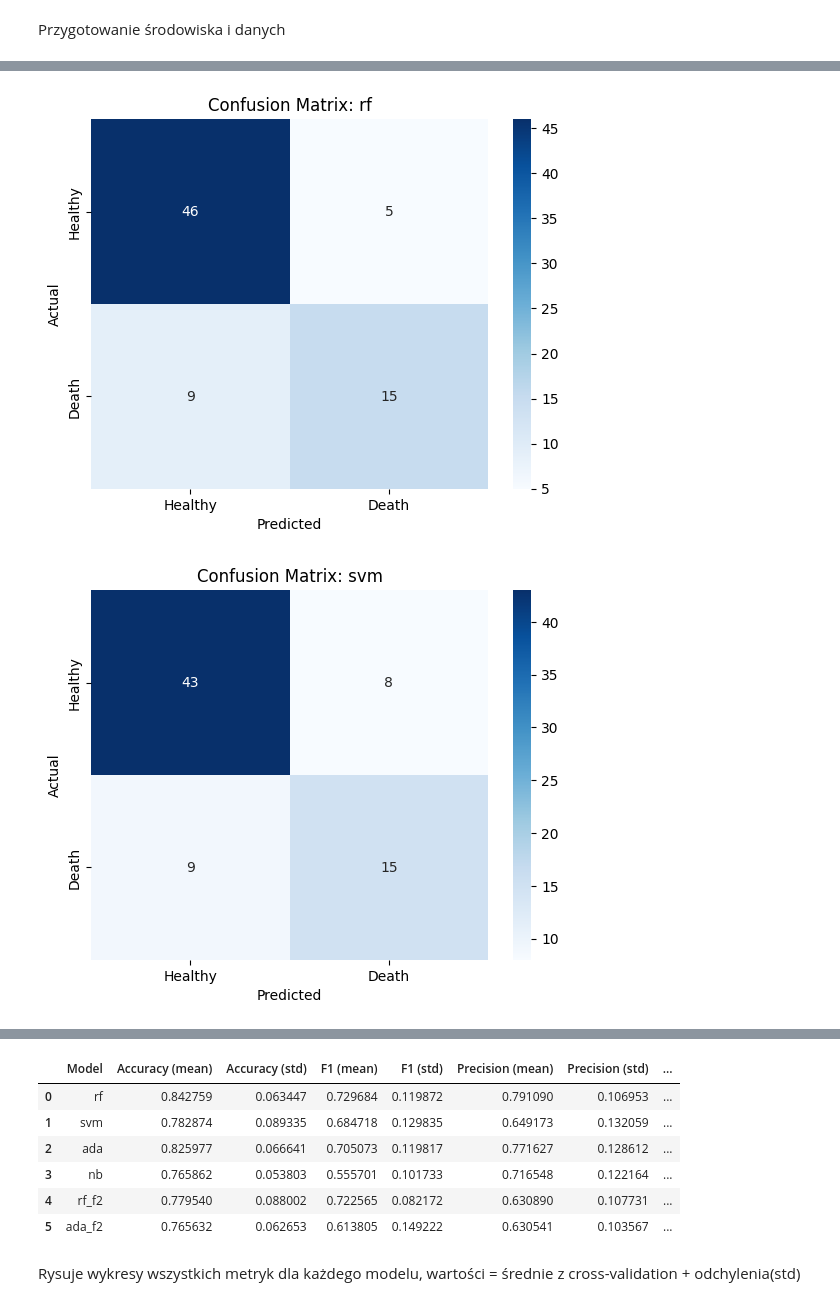
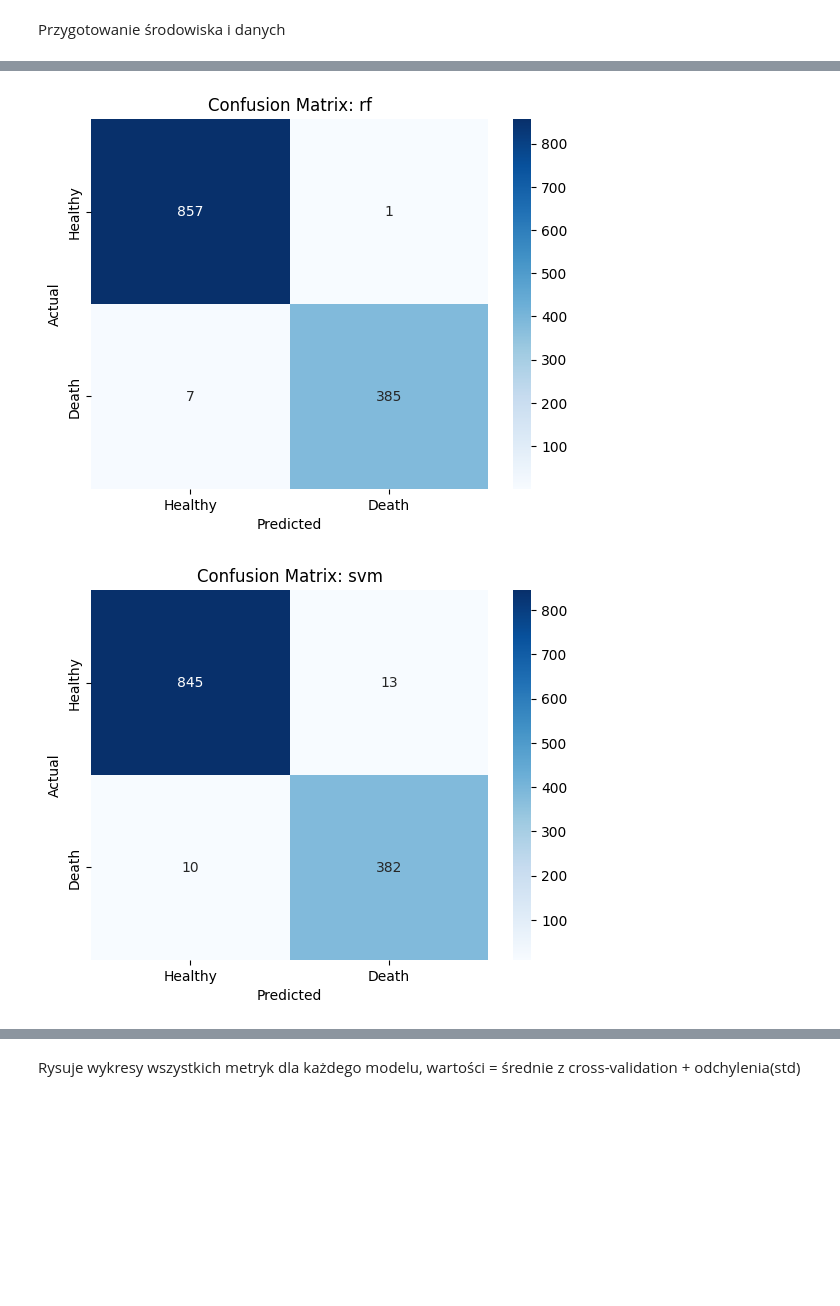
Before and after one commit to pawel491/SI_project, a Jupyter notebook: src/main.ipynb, the cells around one changed output, grey strips where cells are left out. Saved outputs shown, nothing was run; the diff lists cells and outputs as text; code cells hidden in the pictures; blank space fills up the shorter version.

Commit message:
run all for dataset1

```diff
--- a/src/main.ipynb
+++ b/src/main.ipynb
@@ -192,9 +192,9 @@ Przygotowanie środowiska i danych
         plt.title(title)
         plt.show()
 # %%
-# print("=== Wyniki dla zbioru heart_1.csv ===")
-# results_df = calculations_with_tuning("../dataset/heart_1.csv")
+print("=== Wyniki dla zbioru heart_1.csv ===")
+results_df = calculations_with_tuning("../dataset/heart_1.csv")
 
-print("\n=== Wyniki dla zbioru heart_2.csv ===")
-calculations_with_tuning("../dataset/heart_2.csv")
+# print("\n=== Wyniki dla zbioru heart_2.csv ===")
+# calculations_with_tuning("../dataset/heart_2.csv")
 # %% [output]
@@ -214,4 +214,4 @@ ada_f2 best params: {'clf__estimator': DecisionTreeClassifier(class_weight={0: 1
 
 === Metryki na zbiorze testowym (po tuning) ===
-[figure, old version]
+[figure, new version]
-[figure, old version]
+[figure, new version]
@@ -239,10 +239,3 @@ AUC: 0.727 ± 0.094
-|  | Model | Accuracy (mean) | Accuracy (std) | F1 (mean) | F1 (std) | Precision (mean) | Precision (std) | ... |
-| 0 | rf | 0.842759 | 0.063447 | 0.729684 | 0.119872 | 0.791090 | 0.106953 | ... |
-| 1 | svm | 0.782874 | 0.089335 | 0.684718 | 0.129835 | 0.649173 | 0.132059 | ... |
-| 2 | ada | 0.825977 | 0.066641 | 0.705073 | 0.119817 | 0.771627 | 0.128612 | ... |
-| 3 | nb | 0.765862 | 0.053803 | 0.555701 | 0.101733 | 0.716548 | 0.122164 | ... |
-| 4 | rf_f2 | 0.779540 | 0.088002 | 0.722565 | 0.082172 | 0.630890 | 0.107731 | ... |
-| 5 | ada_f2 | 0.765632 | 0.062653 | 0.613805 | 0.149222 | 0.630541 | 0.103567 | ... |
 # %% [markdown]
 Rysuje wykresy wszystkich metryk dla każdego modelu, wartości = średnie z cross-validation + odchylenia(std)
 # %%
```
Also changed, not shown: parts of 2 cells of this notebook.
